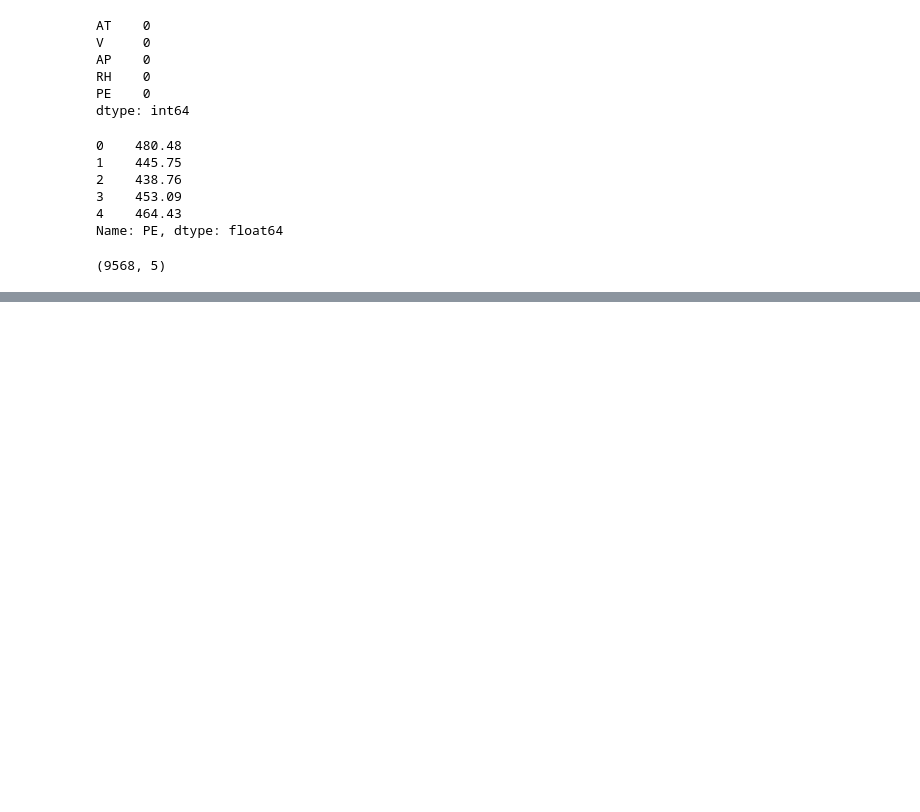
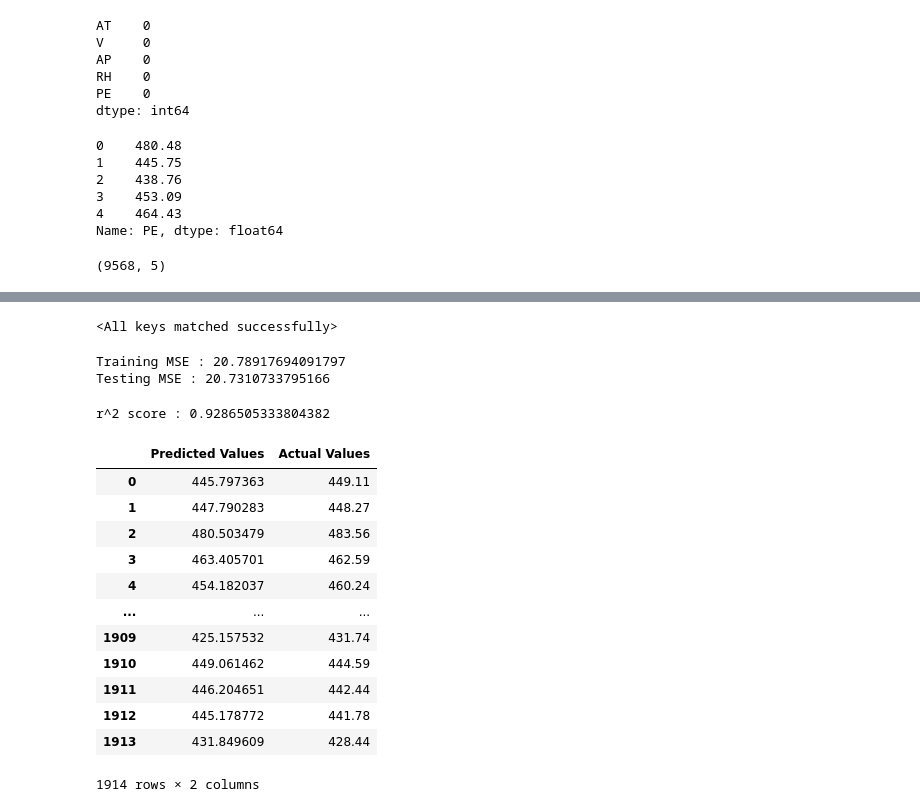
Before and after one commit to Ayush5605/powerplant_model, a Jupyter notebook: ANN_regression.ipynb, the cells around one changed output, grey strips where cells are left out. Saved outputs shown, nothing was run; the diff lists cells and outputs as text; code cells hidden in the pictures; blank space fills up the shorter version.

```diff
--- a/ANN_regression.ipynb
+++ b/ANN_regression.ipynb
@@ -217 +218,52 @@ Successfully installed contourpy-1.3.3 cycler-0.12.1 fonttools-4.63.0 kiwisolver
 Note: you may need to restart the kernel to use updated packages.
+# %%
+#loading best model
+
+model.load_state_dict(torch.load("best_model.pt"))
+# %% [output]
+<All keys matched successfully>
+# %%
+#evaluate the model
+
+# 1. MSE for training and testing data
+# 2.R2 or r2 score
+
+model.eval()
+with torch.no_grad():
+    train_pred=model(X_train_tensor)
+    test_pred=model(X_test_tensor)
+
+
+    train_mse_loss=criterion(train_pred,y_train_tesnors)
+    test_mse_loss=criterion(test_pred,y_test_tensor)
+
+    print("Training MSE :",train_mse_loss.item())
+    print("Testing MSE :",test_mse_loss.item())
+# %% [output]
+Training MSE : 20.78917694091797
+Testing MSE : 20.7310733795166
+# %%
+from sklearn.metrics import r2_score
+
+print("r^2 score :",r2_score(y_test,test_pred))
+# %% [output]
+r^2 score : 0.9286505333804382
+# %%
+predicted_DF=pd.DataFrame(test_pred.numpy(),columns=["Predicted Values"])
+actual_DF=pd.DataFrame(y_test.values,columns=["Actual Values"])
+
+pd.concat([predicted_DF,actual_DF],axis=1)
+# %% [output]
+|  | Predicted Values | Actual Values |
+| 0 | 445.797363 | 449.11 |
+| 1 | 447.790283 | 448.27 |
+| 2 | 480.503479 | 483.56 |
+| 3 | 463.405701 | 462.59 |
+| 4 | 454.182037 | 460.24 |
+| ... | ... | ... |
+| 1909 | 425.157532 | 431.74 |
+| 1910 | 449.061462 | 444.59 |
+| 1911 | 446.204651 | 442.44 |
+| 1912 | 445.178772 | 441.78 |
+| 1913 | 431.849609 | 428.44 |
+1914 rows × 2 columns
```
Also changed, not shown: parts of 3 cells of this notebook, 1 other file.
